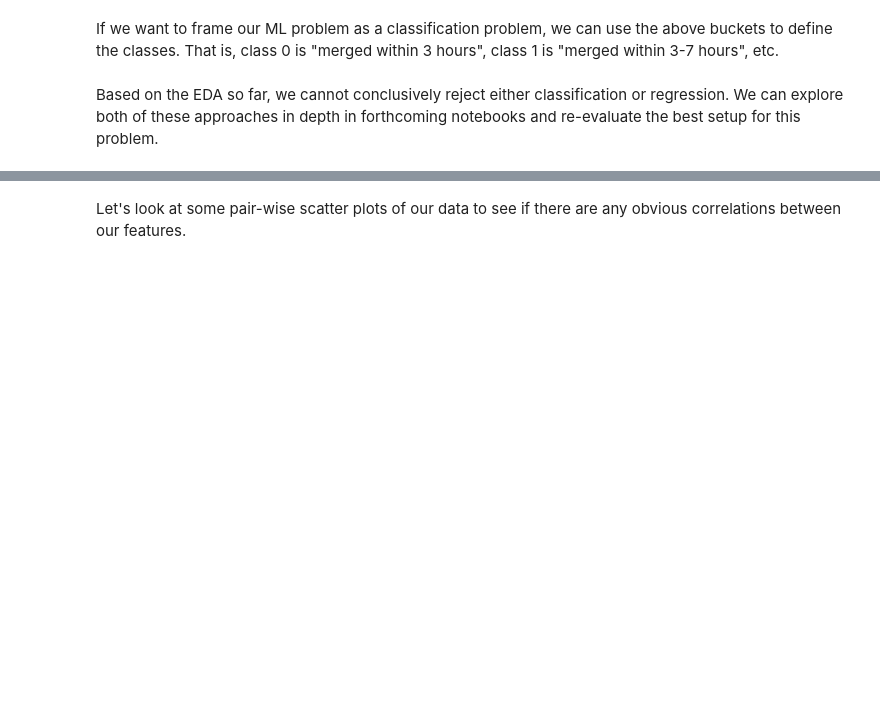
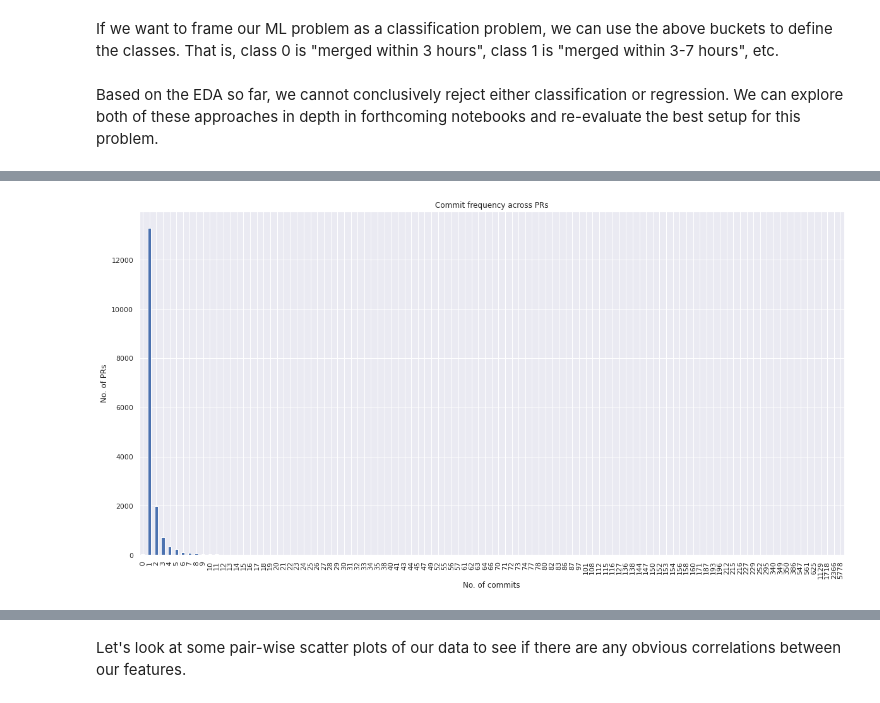
Before and after one commit to aicoe-aiops/ocp-ci-analysis, a Jupyter notebook: notebooks/data-sources/oc-github-repo/github_PR_EDA.ipynb, the cells around one changed output, grey strips where cells are left out. Cells and saved outputs as stored; diff of their text form; code cells hidden in the pictures; blank space fills up the shorter version.

```diff
--- a/notebooks/data-sources/oc-github-repo/github_PR_EDA.ipynb
+++ b/notebooks/data-sources/oc-github-repo/github_PR_EDA.ipynb
@@ -353,0 +448,4 @@ Based on the EDA so far, we cannot conclusively reject either classification or
+# %%
+# is the pr creator on the approvers or reviewers list
+pr_df["is_reviewer"] = pr_df["created_by"].isin(reviewers)
+pr_df["is_approver"] = pr_df["created_by"].isin(approvers)
@@ -353,0 +460,17 @@ Based on the EDA so far, we cannot conclusively reject either classification or
+# %%
+# how many prs did the creator create before this pr
+def get_prev_pr_info(creator_pr_df):
+    num_prev_merged_prs = (
+        creator_pr_df["time_to_merge"].expanding().count().shift(1).fillna(0)
+    )
+    return num_prev_merged_prs
+
+
+# need to sort before applying groupby
+# because merging is not possible as df index types are different
+pr_df = pr_df.sort_values(by="created_at")
+
+num_prev_merged_prs = pr_df.groupby("created_by").apply(get_prev_pr_info)
+num_prev_merged_prs = num_prev_merged_prs.reset_index(drop=True).rename("num_prev_prs")
+
+pr_df["num_prev_merged_prs"] = num_prev_merged_prs.values
@@ -353,0 +488,16 @@ Based on the EDA so far, we cannot conclusively reject either classification or
+# %%
+# convert to datetime object
+pr_df["created_at_datetime"] = (
+    pr_df["created_at"].fillna("").apply(lambda x: datetime.datetime.fromtimestamp(x))
+)
+# get day as categorical variable
+pr_df["created_at_day"] = pr_df["created_at_datetime"].apply(lambda x: x.day)
+
+# get month as categorical variable
+pr_df["created_at_month"] = pr_df["created_at_datetime"].apply(lambda x: x.month)
+
+# get weekday as categorical variable
+pr_df["created_at_weekday"] = pr_df["created_at_datetime"].apply(lambda x: x.weekday())
+
+# get hour of day as categorical variable
+pr_df["created_at_hour"] = pr_df["created_at_datetime"].apply(lambda x: x.hour)
@@ -353,0 +529,8 @@ Based on the EDA so far, we cannot conclusively reject either classification or
+# %%
+pr_df.commits_number.value_counts().sort_index(ascending=True).plot(kind="bar")
+plt.title("Commit frequency across PRs")
+plt.xlabel("No. of commits")
+plt.ylabel("No. of PRs")
+plt.show()
+# %% [output]
+[figure, added]
```
Also changed, not shown: parts of 65 cells of this notebook.
